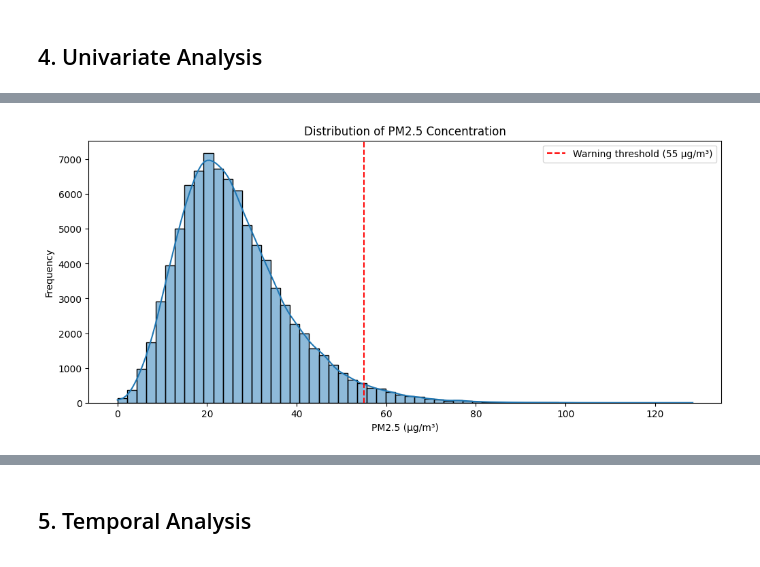
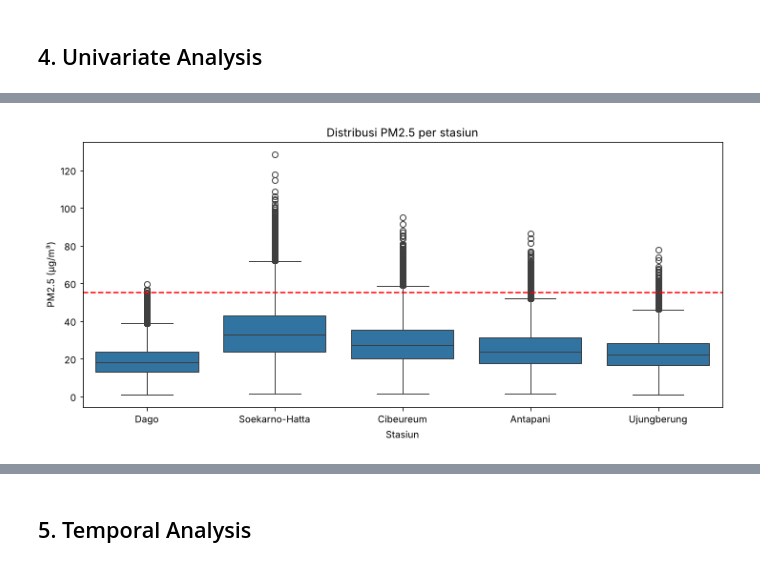
Before and after one commit to alfdmsr/pm25-forecast-bandung, a Jupyter notebook: Hasil_EDA_PM25_Bandung.ipynb, the cells around one changed output, grey strips where cells are left out. Cells and saved outputs as stored; diff of their text form; code cells hidden in the pictures.

```diff
--- a/Hasil_EDA_PM25_Bandung.ipynb
+++ b/Hasil_EDA_PM25_Bandung.ipynb
@@ -453,0 +354,5 @@ Final cleaned shape: (87238, 8)
+# %%
+n_nol = (df_clean["pm25_ugm3"] == 0).sum()
+df_clean["pm25_ugm3"] = df_clean["pm25_ugm3"].mask(df_clean["pm25_ugm3"] == 0)
+catat("PM2.5 tepat 0", n_nol, "diubah menjadi NaN",
+      "muncul tunggal di antara nilai normal (median tetangga ~30 µg/m³); udara kota tidak turun ke 0 dalam satu jam")
@@ -454,2 +458,16 @@ Final cleaned shape: (87238, 8)
 # %% [markdown]
 ## 4. Univariate Analysis
+# %%
+# Kolom bantu waktu dibuat di salinan terpisah agar data/clean.csv tetap ringkas
+eda = df_clean.copy()
+eda["jam"] = eda["waktu"].dt.hour
+eda["hari"] = eda["waktu"].dt.day_name()
+eda["bulan"] = eda["waktu"].dt.month
+
+plt.figure(figsize=(12, 5))
+sns.histplot(eda["pm25_ugm3"], bins=60, kde=True)
+plt.axvline(AMBANG_TIDAK_SEHAT, color="red", linestyle="--", label="Tidak sehat (55 µg/m³)")
+plt.title("Distribusi PM2.5 setelah pembersihan")
+plt.xlabel("PM2.5 (µg/m³)")
+plt.legend()
+plt.show()
@@ -456,25 +488,10 @@ Final cleaned shape: (87238, 8)
 # %%
 plt.figure(figsize=(12, 5))
-
-sns.histplot(
-    data=df_clean,
-    x="pm25_ugm3",
-    bins=60,
-    kde=True
-)
-
-plt.axvline(
-    55,
-    color="red",
-    linestyle="--",
-    label="Warning threshold (55 µg/m³)"
-)
-
-plt.title("Distribution of PM2.5 Concentration")
-plt.xlabel("PM2.5 (µg/m³)")
-plt.ylabel("Frequency")
-plt.legend()
-
+sns.boxplot(data=eda, x="stasiun", y="pm25_ugm3", order=URUTAN_STASIUN)
+plt.axhline(AMBANG_TIDAK_SEHAT, color="red", linestyle="--")
+plt.title("Distribusi PM2.5 per stasiun")
+plt.xlabel("Stasiun")
+plt.ylabel("PM2.5 (µg/m³)")
 plt.show()
 # %% [output]
-[figure, old version]
+[figure, new version]
```
Also changed, not shown: parts of 109 cells of this notebook.
